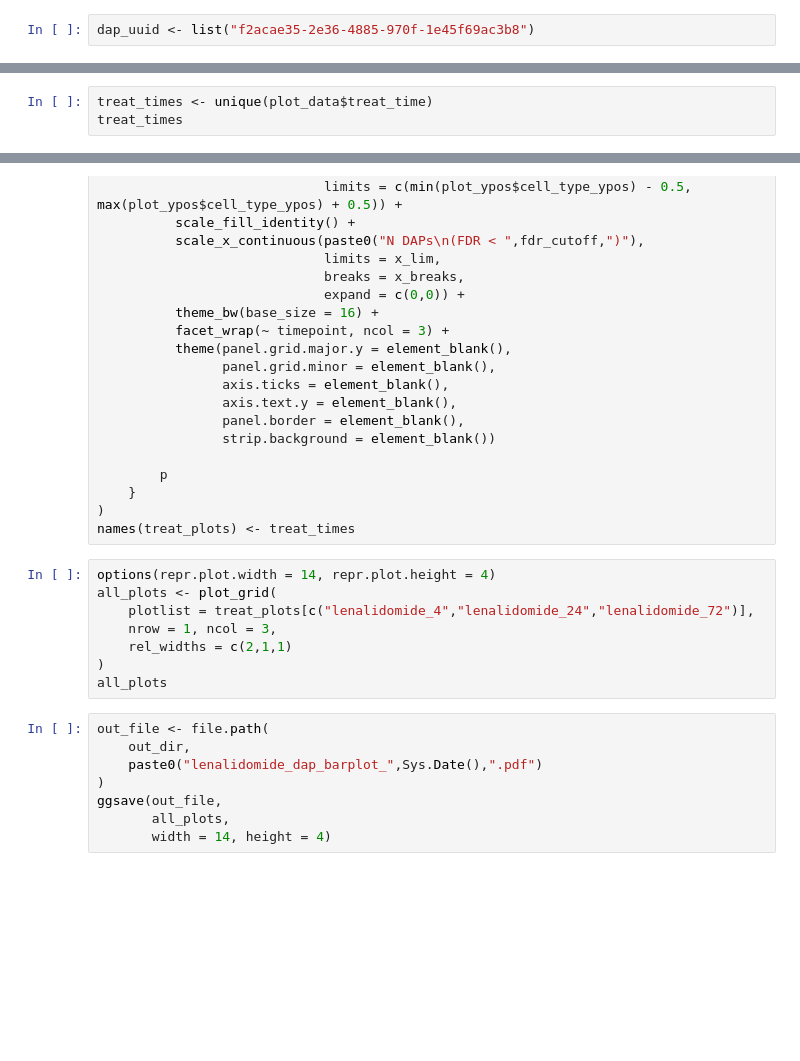
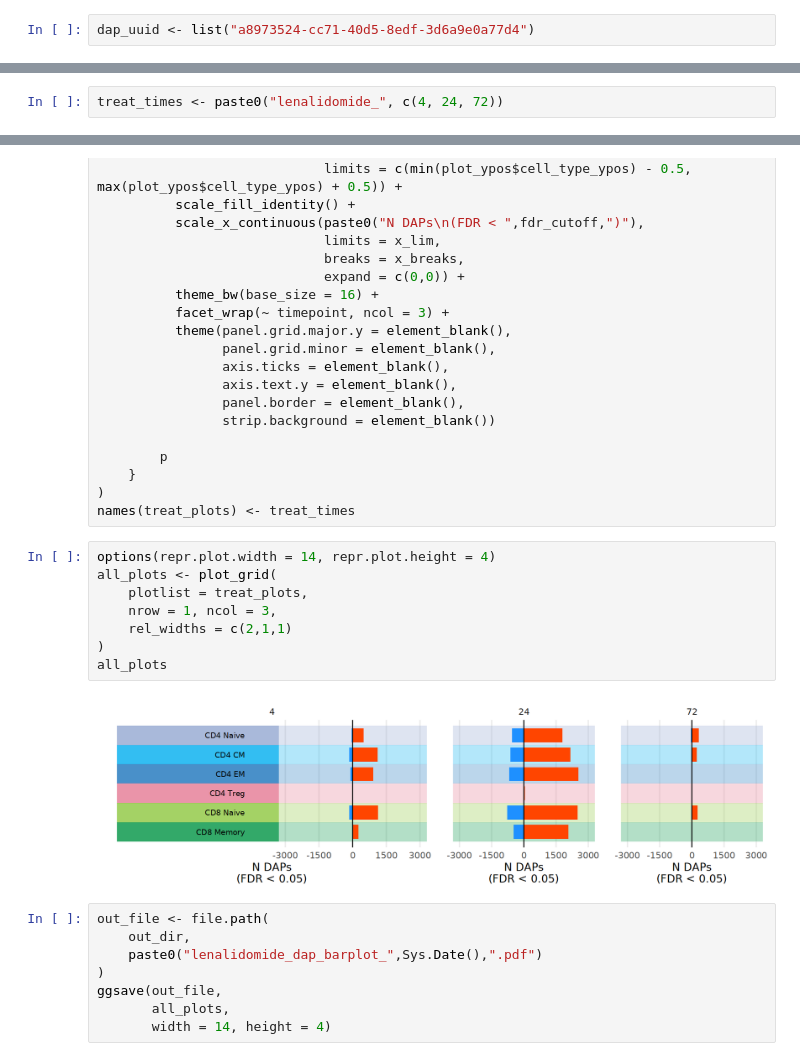
Before and after one commit to aifimmunology/repro-vrd-tea-seq, a Jupyter notebook: figures/Fig-4_len_overview.ipynb, the cells around one changed output, grey strips where cells are left out. Drawn from its saved outputs; the diff is of its cells as text; blank space fills up the shorter version.

Commit message:
adding figure 4 notebook

```diff
--- a/figures/Fig-4_len_overview.ipynb
+++ b/figures/Fig-4_len_overview.ipynb
@@ -50,7 +59,7 @@ dep_file <- list.files(
 # %% [markdown]
 DAP: Differentially accessible peaks (ATAC)
 # %%
-dap_uuid <- list("f2acae35-2e36-4885-970f-1e45f69ac3b8")
+dap_uuid <- list("a8973524-cc71-40d5-8edf-3d6a9e0a77d4")
 # %%
 dap_fres <- cacheFiles(dap_uuid)
 dap_file <- list.files(
@@ -280,8 +358,7 @@ write.csv(
     row.names = FALSE
 )
 # %%
-treat_times <- unique(plot_data$treat_time)
-treat_times
+treat_times <- paste0("lenalidomide_", c(4, 24, 72))
 # %%
 options(repr.plot.width = 12, repr.plot.height = 4)
 treat_plots <- map(
@@ -369,11 +446,13 @@ names(treat_plots) <- treat_times
 # %%
 options(repr.plot.width = 14, repr.plot.height = 4)
 all_plots <- plot_grid(
-    plotlist = treat_plots[c("lenalidomide_4","lenalidomide_24","lenalidomide_72")],
+    plotlist = treat_plots,
     nrow = 1, ncol = 3,
     rel_widths = c(2,1,1)
 )
 all_plots
+# %% [output]
+[figure, added]
 # %%
 out_file <- file.path(
     out_dir,
```
Also changed, not shown: parts of 54 cells of this notebook.
